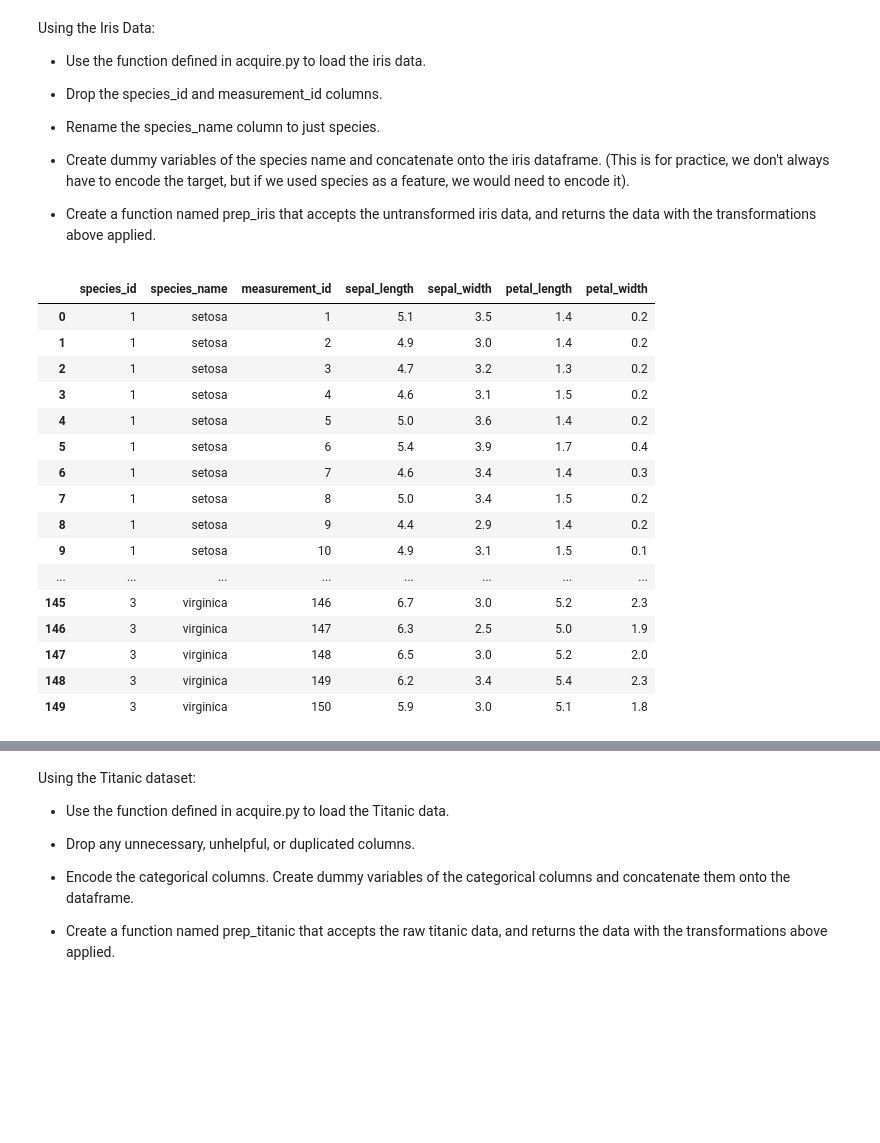
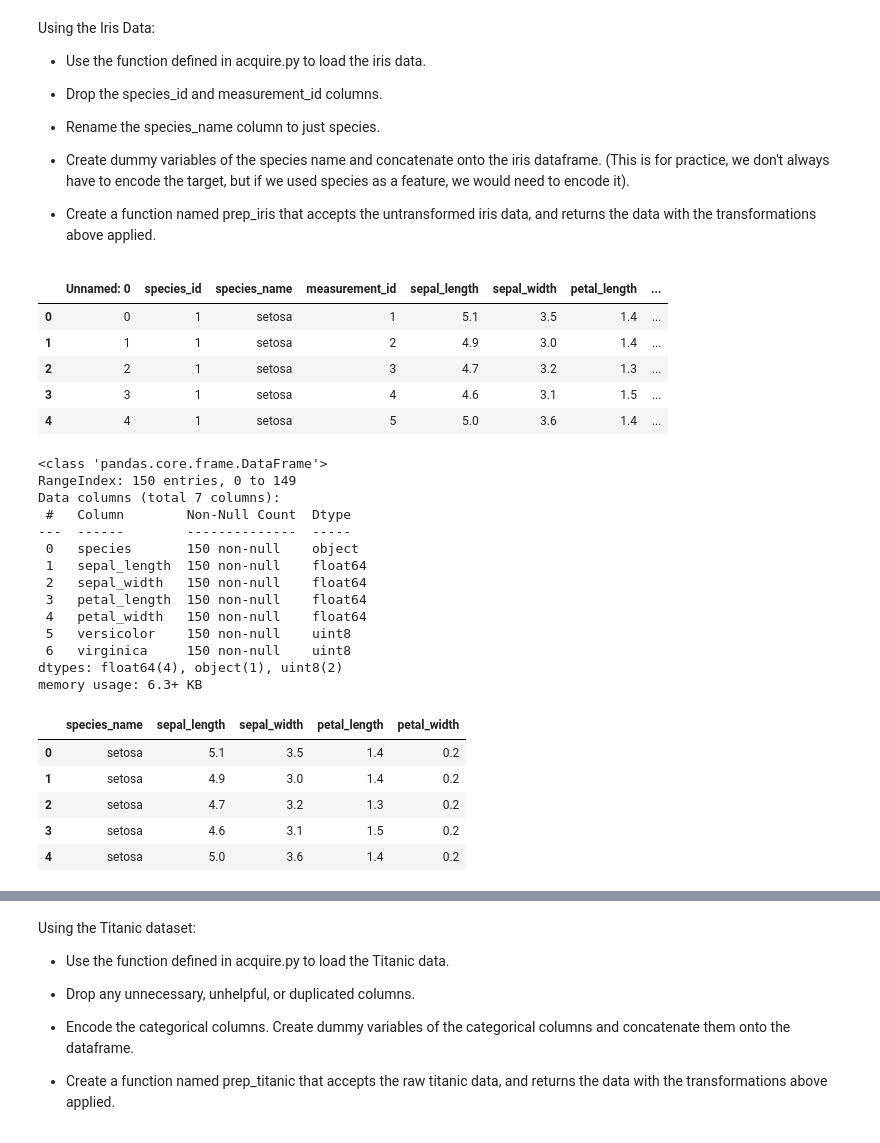
Before and after one commit to JenniferMLewis/classification-exercises, a Jupyter notebook: classification_exercises.ipynb, the cells around one changed output, grey strips where cells are left out. Cells and saved outputs as stored; diff of their text form; code cells hidden in the pictures; blank space fills up the shorter version.

```diff
--- a/classification_exercises.ipynb
+++ b/classification_exercises.ipynb
@@ -233,23 +235,5 @@ Using the Iris Data:
 - Create dummy variables of the species name and concatenate onto the iris dataframe. (This is for practice, we don't always have to encode the target, but if we used species as a feature, we would need to encode it).
 
 - Create a function named prep_iris that accepts the untransformed iris data, and returns the data with the transformations above applied.
-# %%
-acquire.get_iris_data()
-# %% [output]
-|  | species_id | species_name | measurement_id | sepal_length | sepal_width | petal_length | petal_width |
-| 0 | 1 | setosa | 1 | 5.1 | 3.5 | 1.4 | 0.2 |
-| 1 | 1 | setosa | 2 | 4.9 | 3.0 | 1.4 | 0.2 |
-| 2 | 1 | setosa | 3 | 4.7 | 3.2 | 1.3 | 0.2 |
-| 3 | 1 | setosa | 4 | 4.6 | 3.1 | 1.5 | 0.2 |
-| 4 | 1 | setosa | 5 | 5.0 | 3.6 | 1.4 | 0.2 |
-| 5 | 1 | setosa | 6 | 5.4 | 3.9 | 1.7 | 0.4 |
-| 6 | 1 | setosa | 7 | 4.6 | 3.4 | 1.4 | 0.3 |
-| 7 | 1 | setosa | 8 | 5.0 | 3.4 | 1.5 | 0.2 |
-| 8 | 1 | setosa | 9 | 4.4 | 2.9 | 1.4 | 0.2 |
-| 9 | 1 | setosa | 10 | 4.9 | 3.1 | 1.5 | 0.1 |
-| ... | ... | ... | ... | ... | ... | ... | ... |
-| 145 | 3 | virginica | 146 | 6.7 | 3.0 | 5.2 | 2.3 |
-| 146 | 3 | virginica | 147 | 6.3 | 2.5 | 5.0 | 1.9 |
-| 147 | 3 | virginica | 148 | 6.5 | 3.0 | 5.2 | 2.0 |
-| 148 | 3 | virginica | 149 | 6.2 | 3.4 | 5.4 | 2.3 |
-| 149 | 3 | virginica | 150 | 5.9 | 3.0 | 5.1 | 1.8 |
+# %%
+iris_df = acquire.get_iris_data()
@@ -255,0 +243,26 @@ acquire.get_iris_data()
+# %%
+iris_df.head()
+# %% [output]
+|  | Unnamed: 0 | species_id | species_name | measurement_id | sepal_length | sepal_width | petal_length | ... |
+| 0 | 0 | 1 | setosa | 1 | 5.1 | 3.5 | 1.4 | ... |
+| 1 | 1 | 1 | setosa | 2 | 4.9 | 3.0 | 1.4 | ... |
+| 2 | 2 | 1 | setosa | 3 | 4.7 | 3.2 | 1.3 | ... |
+| 3 | 3 | 1 | setosa | 4 | 4.6 | 3.1 | 1.5 | ... |
+| 4 | 4 | 1 | setosa | 5 | 5.0 | 3.6 | 1.4 | ... |
+# %%
+iris_df.info()
+# %% [output]
+<class 'pandas.core.frame.DataFrame'>
+RangeIndex: 150 entries, 0 to 149
+Data columns (total 7 columns):
+ #   Column        Non-Null Count  Dtype
+---  ------        --------------  -----
+ 0   species       150 non-null    object
+ 1   sepal_length  150 non-null    float64
+ 2   sepal_width   150 non-null    float64
+ 3   petal_length  150 non-null    float64
+ 4   petal_width   150 non-null    float64
+ 5   versicolor    150 non-null    uint8
+ 6   virginica     150 non-null    uint8
+dtypes: float64(4), object(1), uint8(2)
+memory usage: 6.3+ KB
@@ -255,0 +271,9 @@ acquire.get_iris_data()
+# %%
+iris_df.head()
+# %% [output]
+|  | species_name | sepal_length | sepal_width | petal_length | petal_width |
+| 0 | setosa | 5.1 | 3.5 | 1.4 | 0.2 |
+| 1 | setosa | 4.9 | 3.0 | 1.4 | 0.2 |
+| 2 | setosa | 4.7 | 3.2 | 1.3 | 0.2 |
+| 3 | setosa | 4.6 | 3.1 | 1.5 | 0.2 |
+| 4 | setosa | 5.0 | 3.6 | 1.4 | 0.2 |
```
Also changed, not shown: parts of 19 cells of this notebook, 1 other file.
